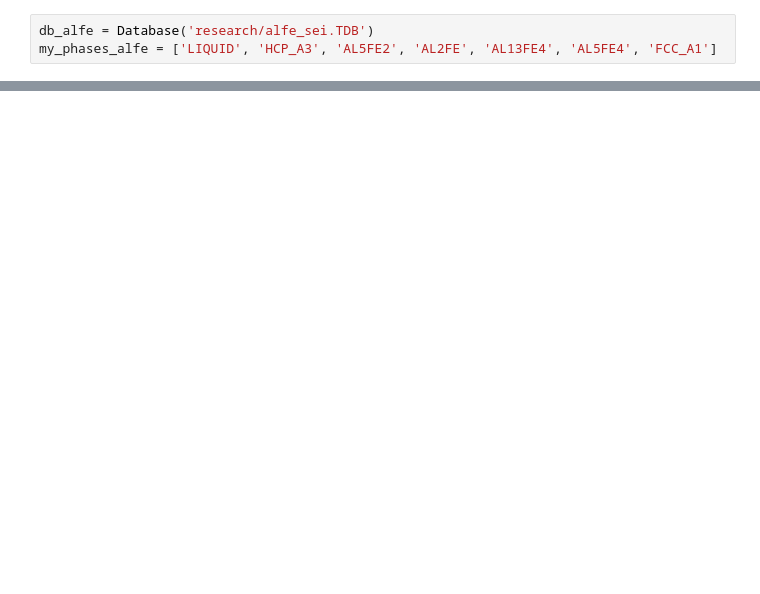
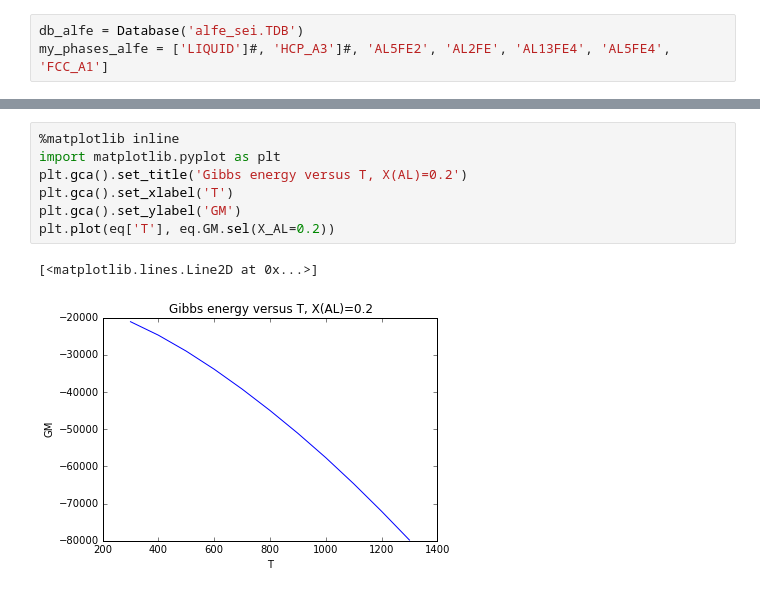
Before and after one commit to pycalphad/pycalphad, a Jupyter notebook: research/Equilibrium2Test.ipynb, the cells around one changed output, grey strips where cells are left out. Saved outputs shown, nothing was run; the diff lists cells and outputs as text; blank space fills up the shorter version.

```diff
--- a/research/Equilibrium2Test.ipynb
+++ b/research/Equilibrium2Test.ipynb
@@ -3,5 +3,5 @@ from pycalphad import equilibrium
 from pycalphad import Database
 import pycalphad.variables as v
 # %%
-db_alfe = Database('research/alfe_sei.TDB')
-my_phases_alfe = ['LIQUID', 'HCP_A3', 'AL5FE2', 'AL2FE', 'AL13FE4', 'AL5FE4', 'FCC_A1']
+db_alfe = Database('alfe_sei.TDB')
+my_phases_alfe = ['LIQUID']#, 'HCP_A3']#, 'AL5FE2', 'AL2FE', 'AL13FE4', 'AL5FE4', 'FCC_A1']
@@ -48,0 +63,10 @@ Coordinates:
+# %%
+%matplotlib inline
+import matplotlib.pyplot as plt
+plt.gca().set_title('Gibbs energy versus T, X(AL)=0.2')
+plt.gca().set_xlabel('T')
+plt.gca().set_ylabel('GM')
+plt.plot(eq['T'], eq.GM.sel(X_AL=0.2))
+# %% [output]
+[<matplotlib.lines.Line2D at 0x...>]
+[figure, added]
```
Also changed, not shown: parts of 6 cells of this notebook.
